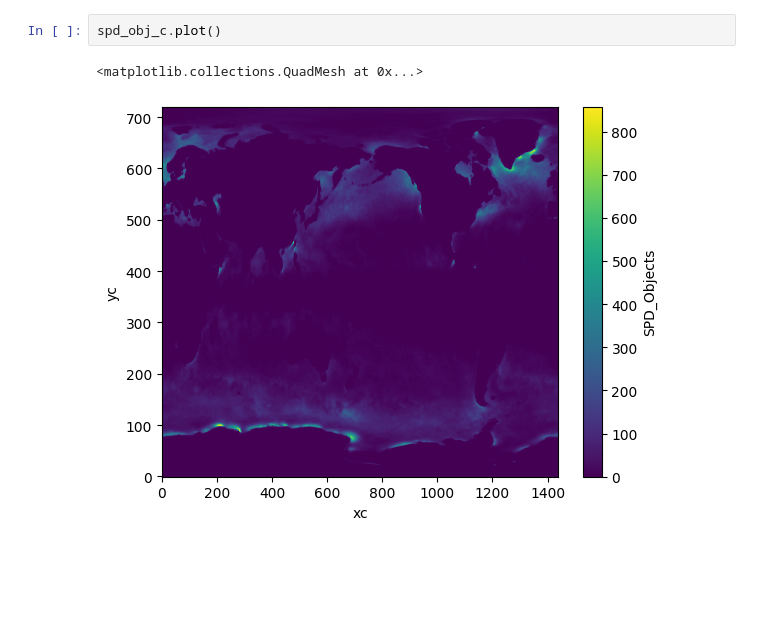
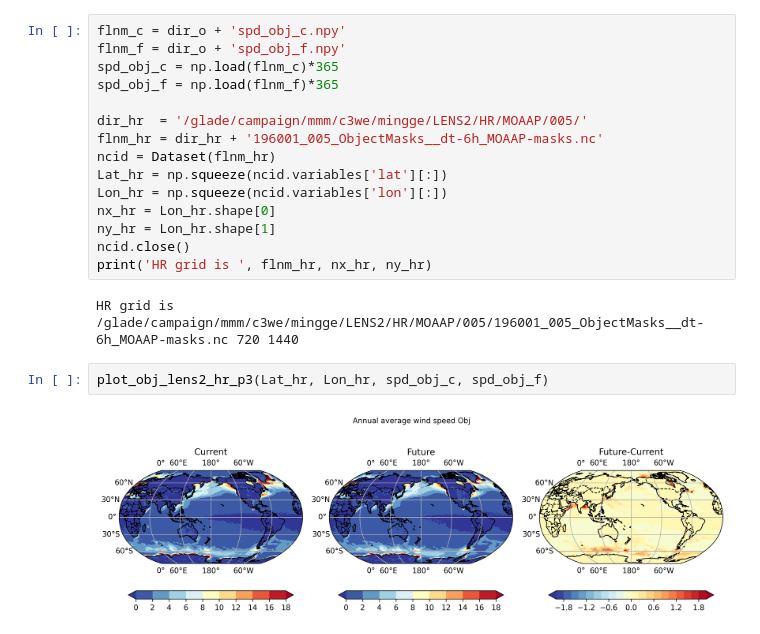
Before and after one commit to ming80302/LENS2, a Jupyter notebook: spd_obj_hr.ipynb, the cells around one changed output. Drawn from its saved outputs; the diff is of its cells as text; blank space fills up the shorter version.

```diff
--- a/spd_obj_hr.ipynb
+++ b/spd_obj_hr.ipynb
@@ -105,5 +121,21 @@ ax.pcolormesh(range(a_npy.shape[1]), range(a_npy.shape[0]), a_npy)
-# %%
-spd_obj_c.plot()
-# %% [output]
-<matplotlib.collections.QuadMesh at 0x...>
-[figure, removed]
+# %%
+flnm_c = dir_o + 'spd_obj_c.npy'
+flnm_f = dir_o + 'spd_obj_f.npy'
+spd_obj_c = np.load(flnm_c)*365
+spd_obj_f = np.load(flnm_f)*365
+
+dir_hr  = '/glade/campaign/mmm/c3we/mingge/LENS2/HR/MOAAP/005/'
+flnm_hr = dir_hr + '196001_005_ObjectMasks__dt-6h_MOAAP-masks.nc'
+ncid = Dataset(flnm_hr)
+Lat_hr = np.squeeze(ncid.variables['lat'][:])
+Lon_hr = np.squeeze(ncid.variables['lon'][:])
+nx_hr = Lon_hr.shape[0]
+ny_hr = Lon_hr.shape[1]
+ncid.close()
+print('HR grid is ', flnm_hr, nx_hr, ny_hr)
+# %% [output]
+HR grid is  /glade/campaign/mmm/c3we/mingge/LENS2/HR/MOAAP/005/196001_005_ObjectMasks__dt-6h_MOAAP-masks.nc 720 1440
+# %%
+plot_obj_lens2_hr_p3(Lat_hr, Lon_hr, spd_obj_c, spd_obj_f)
+# %% [output]
+[figure, added]
```
Also changed, not shown: parts of 8 cells of this notebook.
